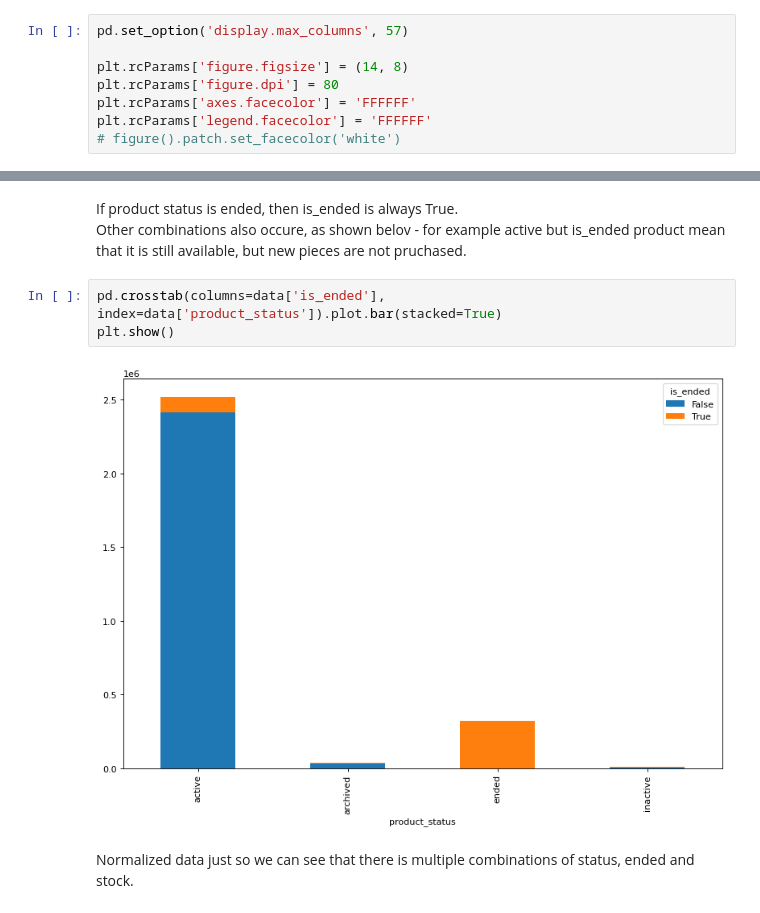
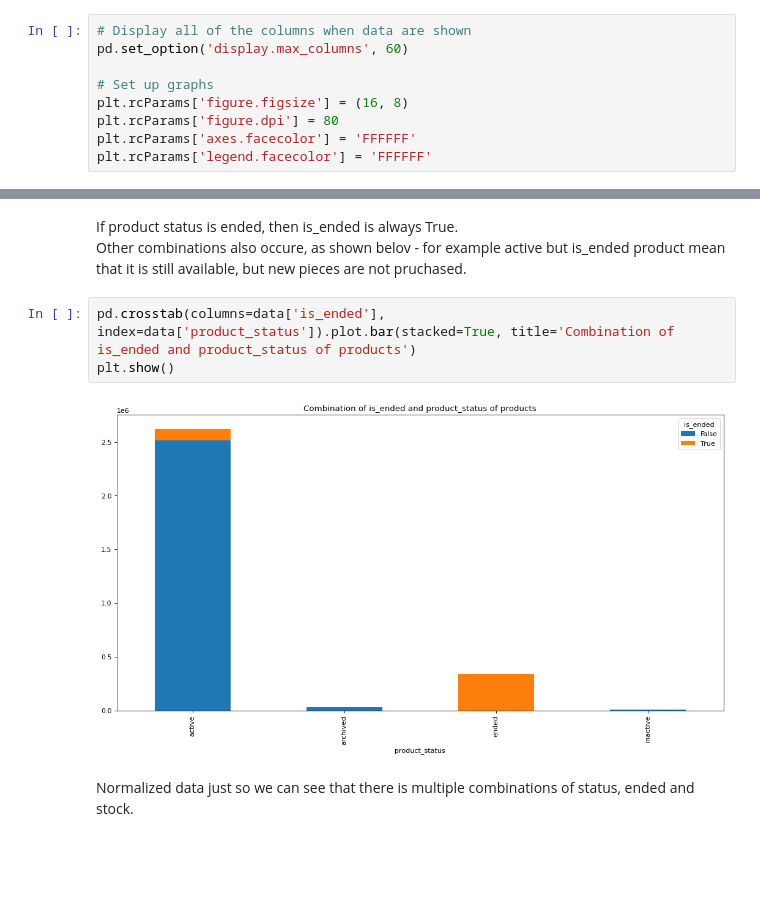
Before and after one commit to xSchon/BP, a Jupyter notebook: EDA.ipynb, the cells around one changed output, grey strips where cells are left out. Saved outputs shown, nothing was run; the diff lists cells and outputs as text; blank space fills up the shorter version.

```diff
--- a/EDA.ipynb
+++ b/EDA.ipynb
@@ -10,8 +9,9 @@ PRODUCTS_PATH = 'data/products.csv'
 # %%
-pd.set_option('display.max_columns', 57)
+# Display all of the columns when data are shown
+pd.set_option('display.max_columns', 60)
 
-plt.rcParams['figure.figsize'] = (14, 8)
+# Set up graphs
+plt.rcParams['figure.figsize'] = (16, 8)
 plt.rcParams['figure.dpi'] = 80
 plt.rcParams['axes.facecolor'] = 'FFFFFF'
 plt.rcParams['legend.facecolor'] = 'FFFFFF'
-# figure().patch.set_facecolor('white')
@@ -294,10 +265,10 @@ plt.show()
 If product status is ended, then is_ended is always True. \
 Other combinations also occure, as shown belov - for example active but is_ended product mean that it is still available, but new pieces are not pruchased.
 # %%
-pd.crosstab(columns=data['is_ended'], index=data['product_status']).plot.bar(stacked=True)
+pd.crosstab(columns=data['is_ended'], index=data['product_status']).plot.bar(stacked=True, title='Combination of is_ended and product_status of products')
 plt.show()
 # %% [output]
-[figure, old version]
+[figure, new version]
 # %% [markdown]
 Normalized data just so we can see that there is multiple combinations of status, ended and stock.
 # %%
```
Also changed, not shown: parts of 69 cells of this notebook, 1 other file.
